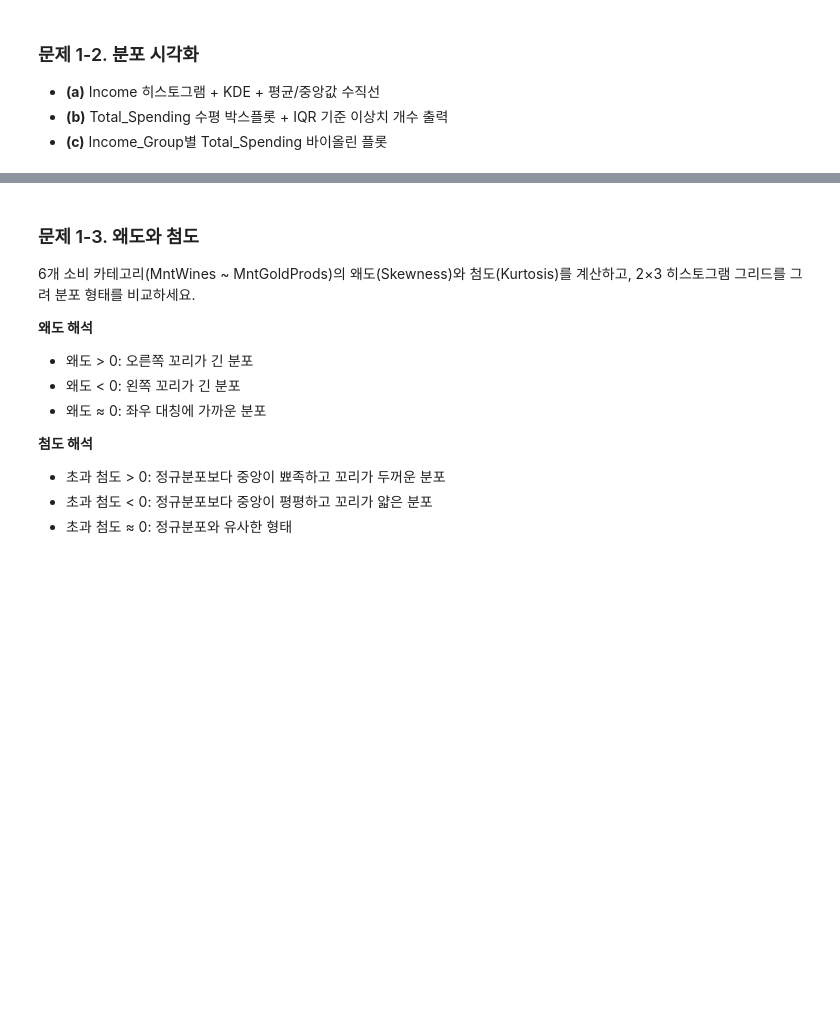
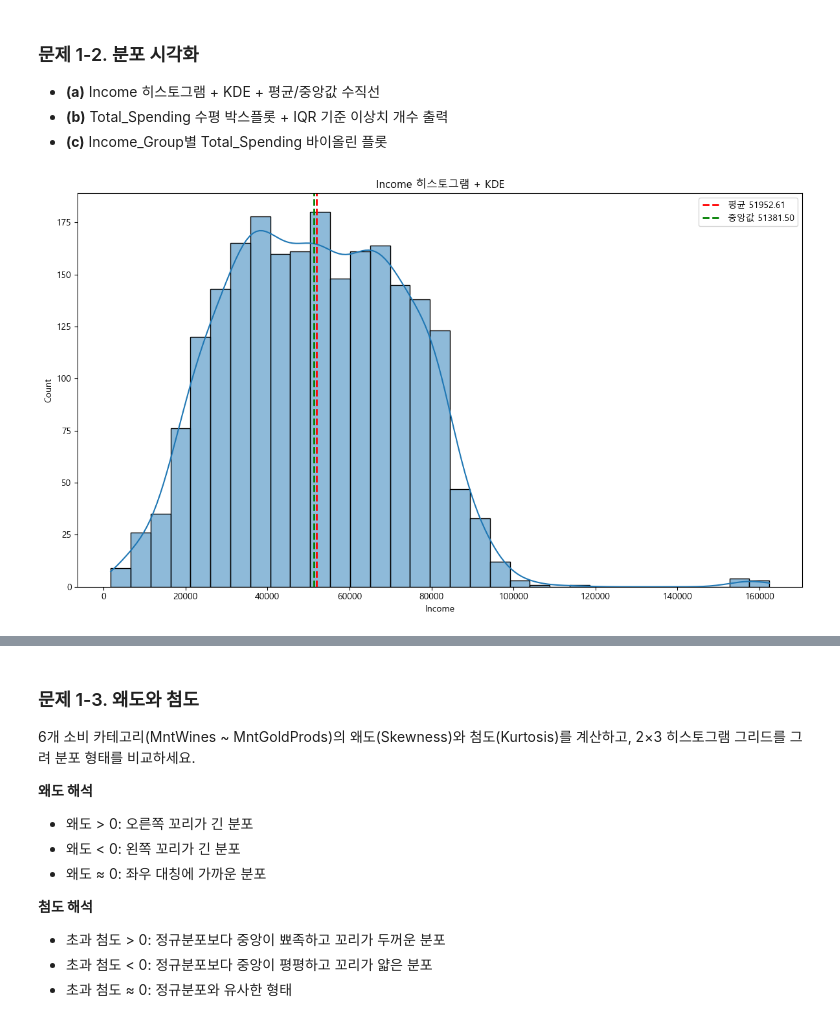
Before and after one commit to sparta-data11-statistics-practice/practice-01-descriptive-statistics-Heesang01, a Jupyter notebook: practice_comprehensive.ipynb, the cells around one changed output, grey strips where cells are left out. Saved outputs shown, nothing was run; the diff lists cells and outputs as text; code cells hidden in the pictures; blank space fills up the shorter version.

```diff
--- a/practice_comprehensive.ipynb
+++ b/practice_comprehensive.ipynb
@@ -208,5 +301,17 @@ print(f"\n데이터 준비가 완료되었습니다. Part 1부터 분석을 시
 - **(c)** Income_Group별 Total_Spending 바이올린 플롯
 # %%
 # TODO 1-2(a): Income 히스토그램 + KDE
+fig, ax = plt.subplots(1,1, figsize=(12,7)) # 안까먹을려고 써봄
+sns.histplot(df['Income'], bins='auto', kde='True') # income 컬럼의 값을 x축으로 사용, 막대 수 자동 지정, kde 사용
+mean = df['Income'].mean()
+median = df['Income'].median()
+plt.axvline(mean, color='red', linestyle='--', linewidth=2, label=f'평균 {mean:.2f}') # 평균 수직선 사용
+plt.axvline(median, color='green', linestyle='--', linewidth=2, label=f'중앙값 {median:.2f}') # 중앙값 수직선 사용
+plt.title('Income 히스토그램 + KDE')
+plt.legend()
+plt.tight_layout()
+plt.show()
+# %% [output]
+[figure, added]
 # %%
 # TODO 1-2(b): Total_Spending 박스플롯 + IQR 기준 이상치
```
Also changed, not shown: parts of 12 cells of this notebook, 3 other files.
